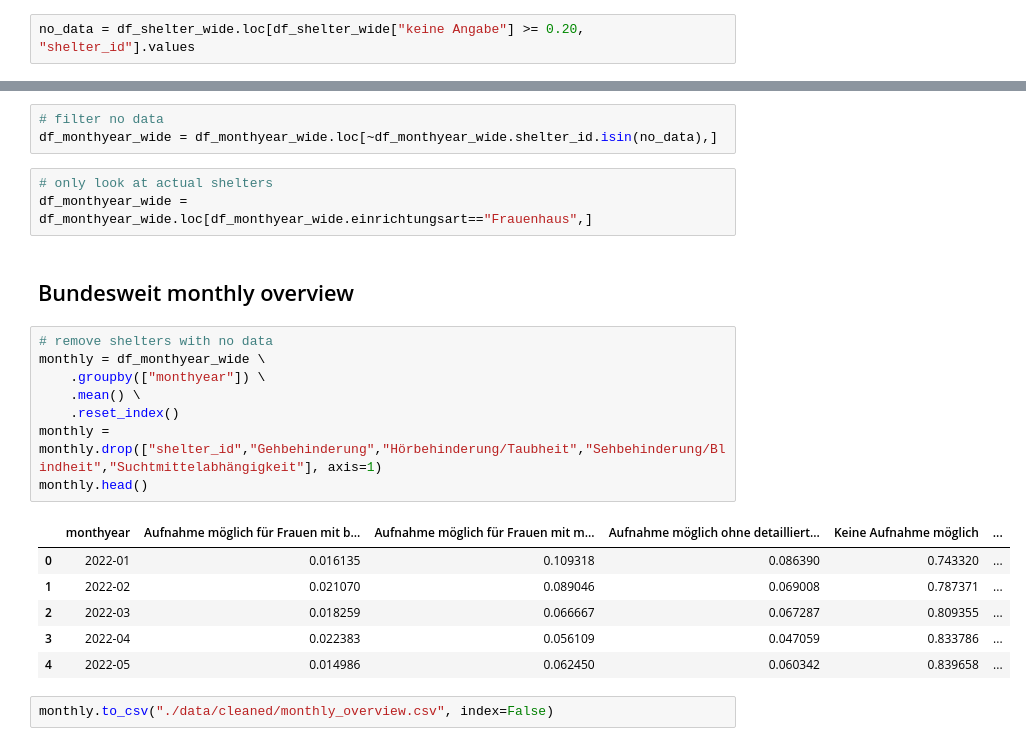
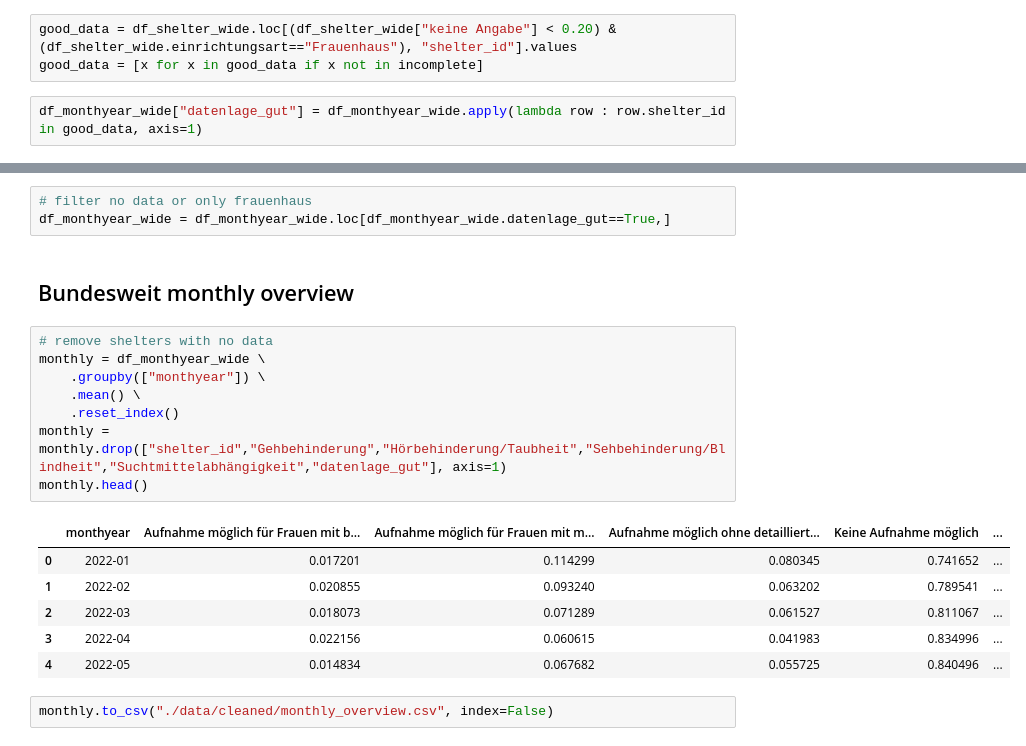
Before and after one commit to correctiv/frauenhaus-scraper, a Jupyter notebook: analysis.ipynb, the cells around one changed output, grey strips where cells are left out. Cells and saved outputs as stored; diff of their text form.

```diff
--- a/analysis.ipynb
+++ b/analysis.ipynb
@@ -192,2 +190,5 @@ df_shelter_wide.to_csv("./data/cleaned/belegungsquote_nach_shelter.csv", index=F
 # %%
-no_data = df_shelter_wide.loc[df_shelter_wide["keine Angabe"] >= 0.20, "shelter_id"].values
+good_data = df_shelter_wide.loc[(df_shelter_wide["keine Angabe"] < 0.20) & (df_shelter_wide.einrichtungsart=="Frauenhaus"), "shelter_id"].values
+good_data = [x for x in good_data if x not in incomplete]
+# %%
+df_monthyear_wide["datenlage_gut"] = df_monthyear_wide.apply(lambda row : row.shelter_id in good_data, axis=1)
@@ -194,28 +223,25 @@ no_data = df_shelter_wide.loc[df_shelter_wide["keine Angabe"] >= 0.20, "shelter_
 # %% [markdown]
 ## Filter monthly data by good data quality and type: Frauenhaus
 # %%
-# filter no data
-df_monthyear_wide = df_monthyear_wide.loc[~df_monthyear_wide.shelter_id.isin(no_data),]
+# filter no data or only frauenhaus
+df_monthyear_wide = df_monthyear_wide.loc[df_monthyear_wide.datenlage_gut==True,]
-# %%
-# only look at actual shelters
-df_monthyear_wide = df_monthyear_wide.loc[df_monthyear_wide.einrichtungsart=="Frauenhaus",]
 # %% [markdown]
 ## Bundesweit monthly overview
 # %%
 # remove shelters with no data
 monthly = df_monthyear_wide \
     .groupby(["monthyear"]) \
     .mean() \
     .reset_index()
-monthly = monthly.drop(["shelter_id","Gehbehinderung","Hörbehinderung/Taubheit","Sehbehinderung/Blindheit","Suchtmittelabhängigkeit"], axis=1)
+monthly = monthly.drop(["shelter_id","Gehbehinderung","Hörbehinderung/Taubheit","Sehbehinderung/Blindheit","Suchtmittelabhängigkeit","datenlage_gut"], axis=1)
 monthly.head()
 # %% [output]
 |  | monthyear | Aufnahme möglich für Frauen mit b... | Aufnahme möglich für Frauen mit m... | Aufnahme möglich ohne detailliert... | Keine Aufnahme möglich | ... |
-| 0 | 2022-01 | 0.016135 | 0.109318 | 0.086390 | 0.743320 | ... |
-| 1 | 2022-02 | 0.021070 | 0.089046 | 0.069008 | 0.787371 | ... |
-| 2 | 2022-03 | 0.018259 | 0.066667 | 0.067287 | 0.809355 | ... |
-| 3 | 2022-04 | 0.022383 | 0.056109 | 0.047059 | 0.833786 | ... |
-| 4 | 2022-05 | 0.014986 | 0.062450 | 0.060342 | 0.839658 | ... |
+| 0 | 2022-01 | 0.017201 | 0.114299 | 0.080345 | 0.741652 | ... |
+| 1 | 2022-02 | 0.020855 | 0.093240 | 0.063202 | 0.789541 | ... |
+| 2 | 2022-03 | 0.018073 | 0.071289 | 0.061527 | 0.811067 | ... |
+| 3 | 2022-04 | 0.022156 | 0.060615 | 0.041983 | 0.834996 | ... |
+| 4 | 2022-05 | 0.014834 | 0.067682 | 0.055725 | 0.840496 | ... |
 # %%
 monthly.to_csv("./data/cleaned/monthly_overview.csv", index=False)
 # %% [markdown]
```
Also changed, not shown: parts of 15 cells of this notebook, 6 other files.
